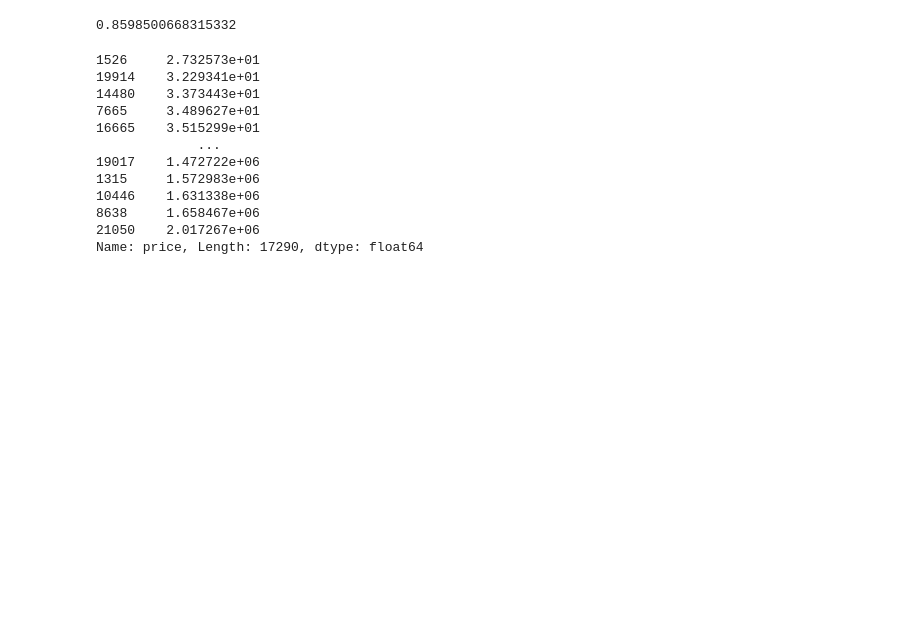
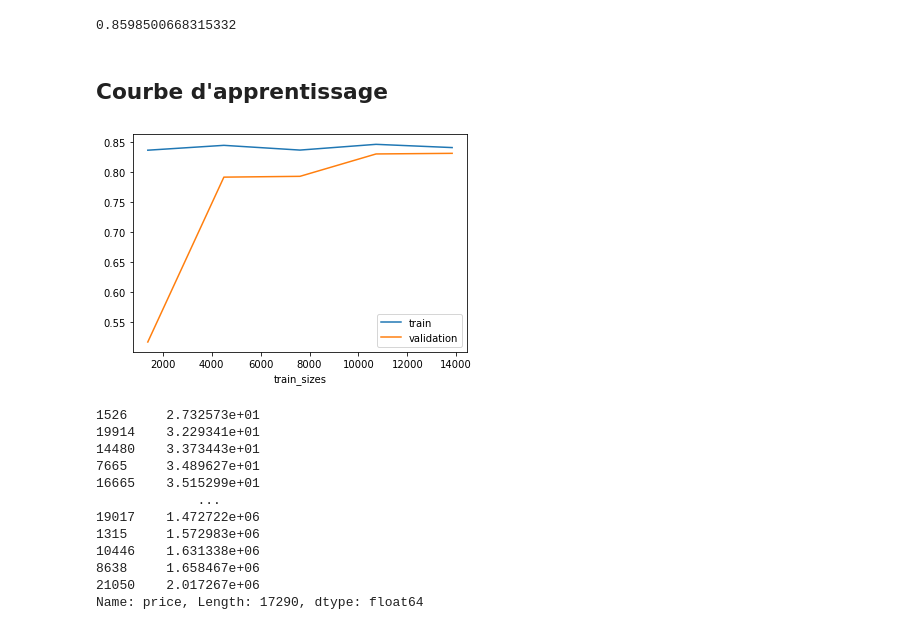
Before and after one commit to StevenDelval/application_pr-diction_prix_maison, a Jupyter notebook: data_modelisation.ipynb, the cells around one changed output. Drawn from its saved outputs; the diff is of its cells as text; code cells hidden in the pictures; blank space fills up the shorter version.

```diff
--- a/data_modelisation.ipynb
+++ b/data_modelisation.ipynb
@@ -75,6 +83,20 @@ modelRid.score(X_train,y_train)
 modelRid.score(X_test,y_test)
 # %% [output]
 0.8598500668315332
+# %% [markdown]
+## Courbe d'apprentissage
+# %%
+
+train_sizes, train_scores, test_scores, fit_times, _ = learning_curve(modelRid,X_train,y_train,return_times=True)
+
+
+plt.plot(train_sizes, train_scores.mean(axis=1), label='train')
+plt.plot(train_sizes, test_scores.mean(axis=1), label='validation')
+plt.xlabel('train_sizes')
+plt.legend()
+plt.show()
+# %% [output]
+[figure, added]
 # %%
 y_pred = modelRid.predict(X_train)
 # %%
```
Also changed, not shown: parts of 9 cells of this notebook, 1 other file.
